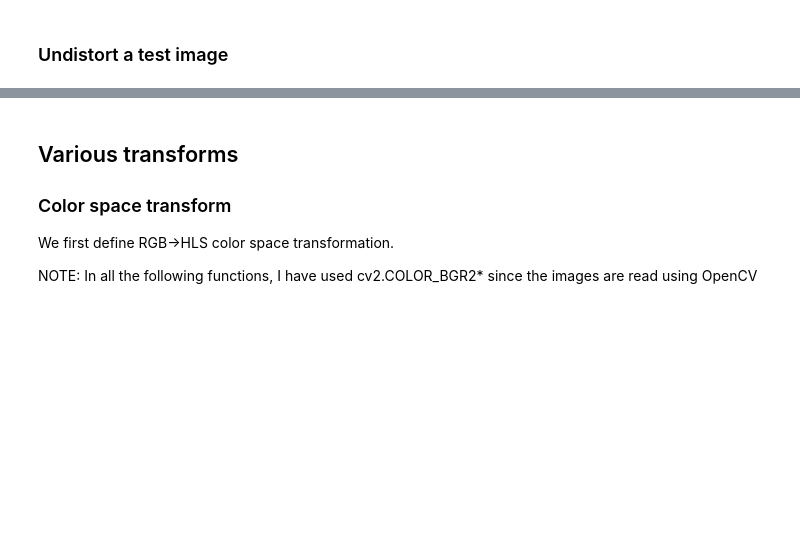
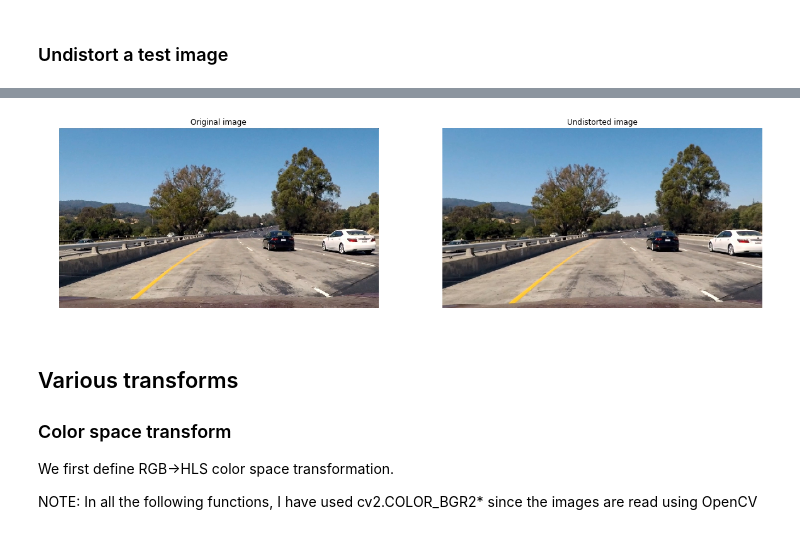
Before and after one commit to mpdivecha/Advanced-Lane-Detection, a Jupyter notebook: submission-code.ipynb, the cells around one changed output, grey strips where cells are left out. Saved outputs shown, nothing was run; the diff lists cells and outputs as text; code cells hidden in the pictures; blank space fills up the shorter version.

```diff
--- a/submission-code.ipynb
+++ b/submission-code.ipynb
@@ -70,3 +83,7 @@ plt.imshow(dst)
+# %%
+undistortAndShow('./test_images/test1.jpg')
+# %% [output]
+[figure, added]
 # %% [markdown]
 ## Various transforms
 
```
Also changed, not shown: parts of 52 cells of this notebook.
